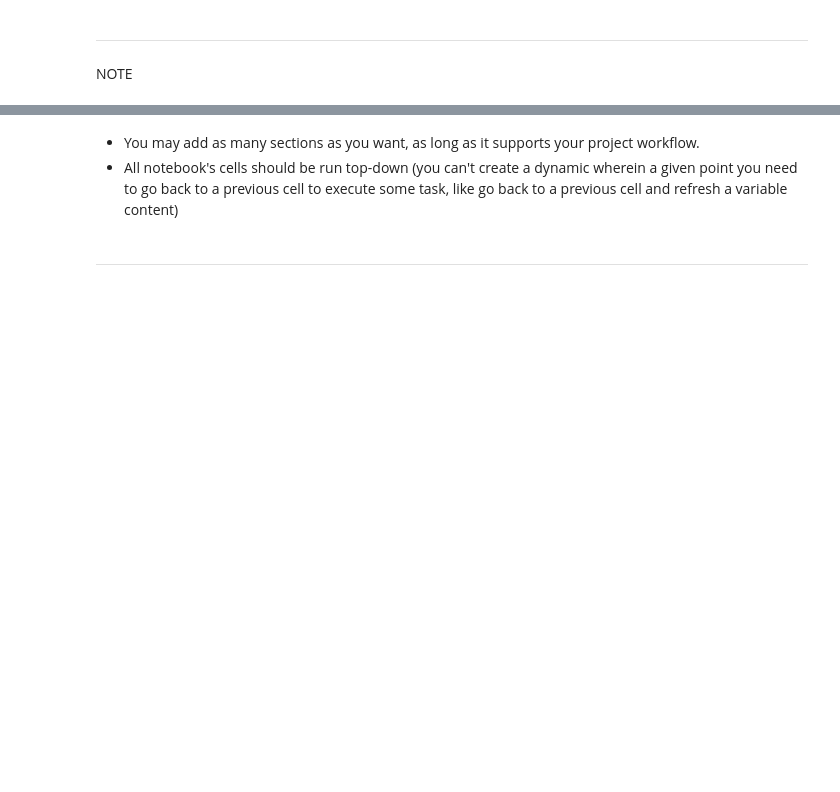
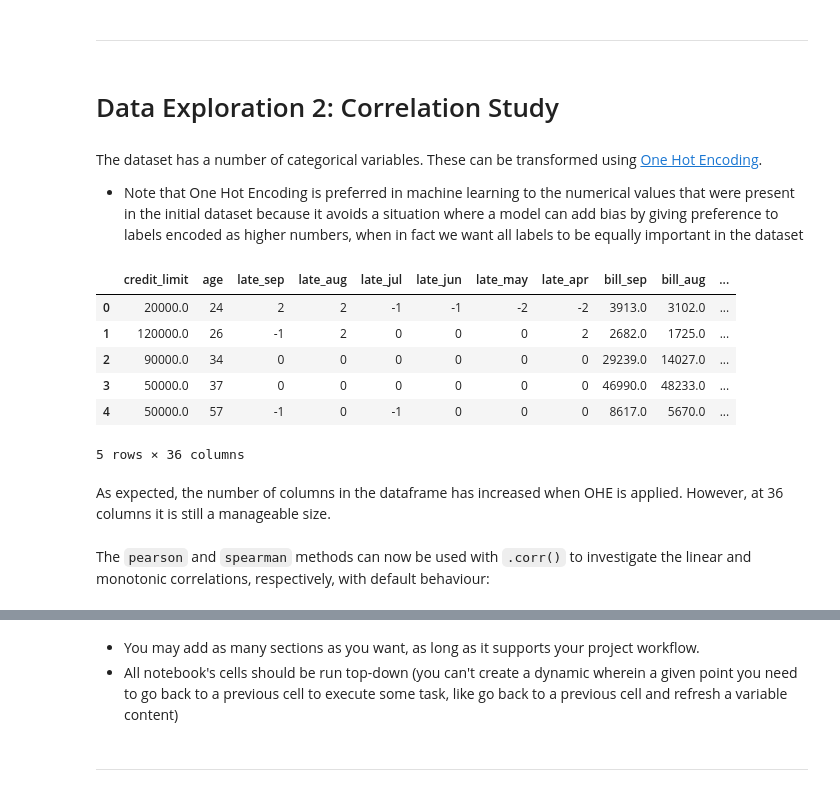
Before and after one commit to frankiesanjana/credit-card-default, a Jupyter notebook: jupyter_notebooks/03_data_analysis.ipynb, the cells around one changed output, grey strips where cells are left out. Saved outputs shown, nothing was run; the diff lists cells and outputs as text; code cells hidden in the pictures; blank space fills up the shorter version.

Commit message:
Feat: Add correlation study, notebook 03

```diff
--- a/jupyter_notebooks/03_data_analysis.ipynb
+++ b/jupyter_notebooks/03_data_analysis.ipynb
@@ -118,4 +123,24 @@ Finally, the target variable of `default_next_month` is, as expected, significan
 # %% [markdown]
 ---
-# %% [markdown]
-NOTE
+# %% [markdown]
+# Data Exploration 2: Correlation Study
+# %% [markdown]
+The dataset has a number of categorical variables. These can be transformed using [One Hot Encoding](https://feature-engine.trainindata.com/en/1.1.x/encoding/OneHotEncoder.html).
+* Note that One Hot Encoding is preferred in machine learning to the numerical values that were present in the initial dataset because it avoids a situation where a model can add bias by giving preference to labels encoded as higher numbers, when in fact we want all labels to be equally important in the dataset
+# %%
+from feature_engine.encoding import OneHotEncoder
+encoder = OneHotEncoder(variables=df.columns[df.dtypes=='object'].to_list(), drop_last=False)
+df_ohe = encoder.fit_transform(df)
+df_ohe.head()
+# %% [output]
+|  | credit_limit | age | late_sep | late_aug | late_jul | late_jun | late_may | late_apr | bill_sep | bill_aug | ... |
+| 0 | 20000.0 | 24 | 2 | 2 | -1 | -1 | -2 | -2 | 3913.0 | 3102.0 | ... |
+| 1 | 120000.0 | 26 | -1 | 2 | 0 | 0 | 0 | 2 | 2682.0 | 1725.0 | ... |
+| 2 | 90000.0 | 34 | 0 | 0 | 0 | 0 | 0 | 0 | 29239.0 | 14027.0 | ... |
+| 3 | 50000.0 | 37 | 0 | 0 | 0 | 0 | 0 | 0 | 46990.0 | 48233.0 | ... |
+| 4 | 50000.0 | 57 | -1 | 0 | -1 | 0 | 0 | 0 | 8617.0 | 5670.0 | ... |
+5 rows × 36 columns
+# %% [markdown]
+As expected, the number of columns in the dataframe has increased when OHE is applied. However, at 36 columns it is still a manageable size.
+# %% [markdown]
+The `pearson` and `spearman` methods can now be used with `.corr()` to investigate the linear and monotonic correlations, respectively, with default behaviour:
```
Also changed, not shown: parts of 12 cells of this notebook.
